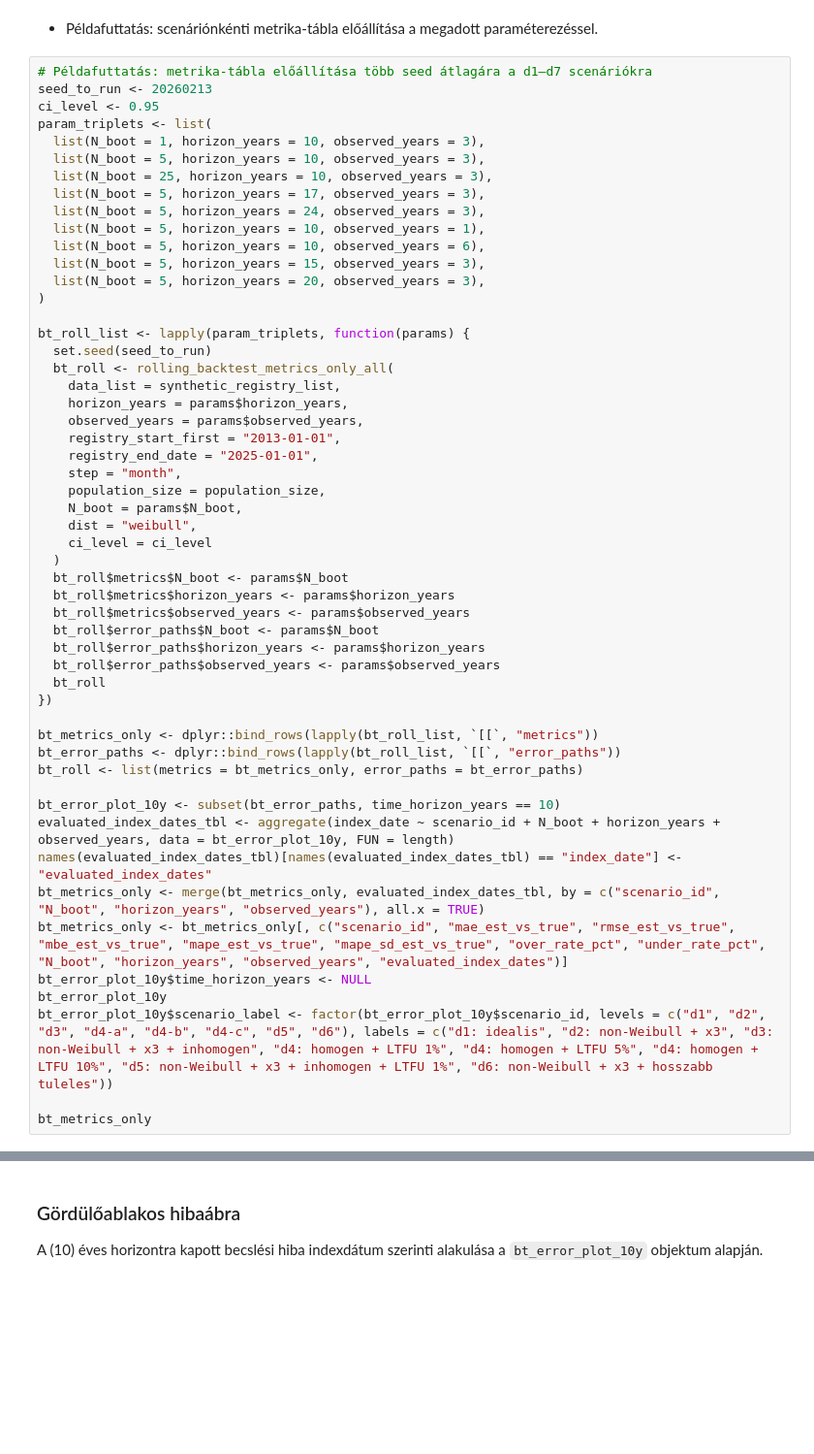
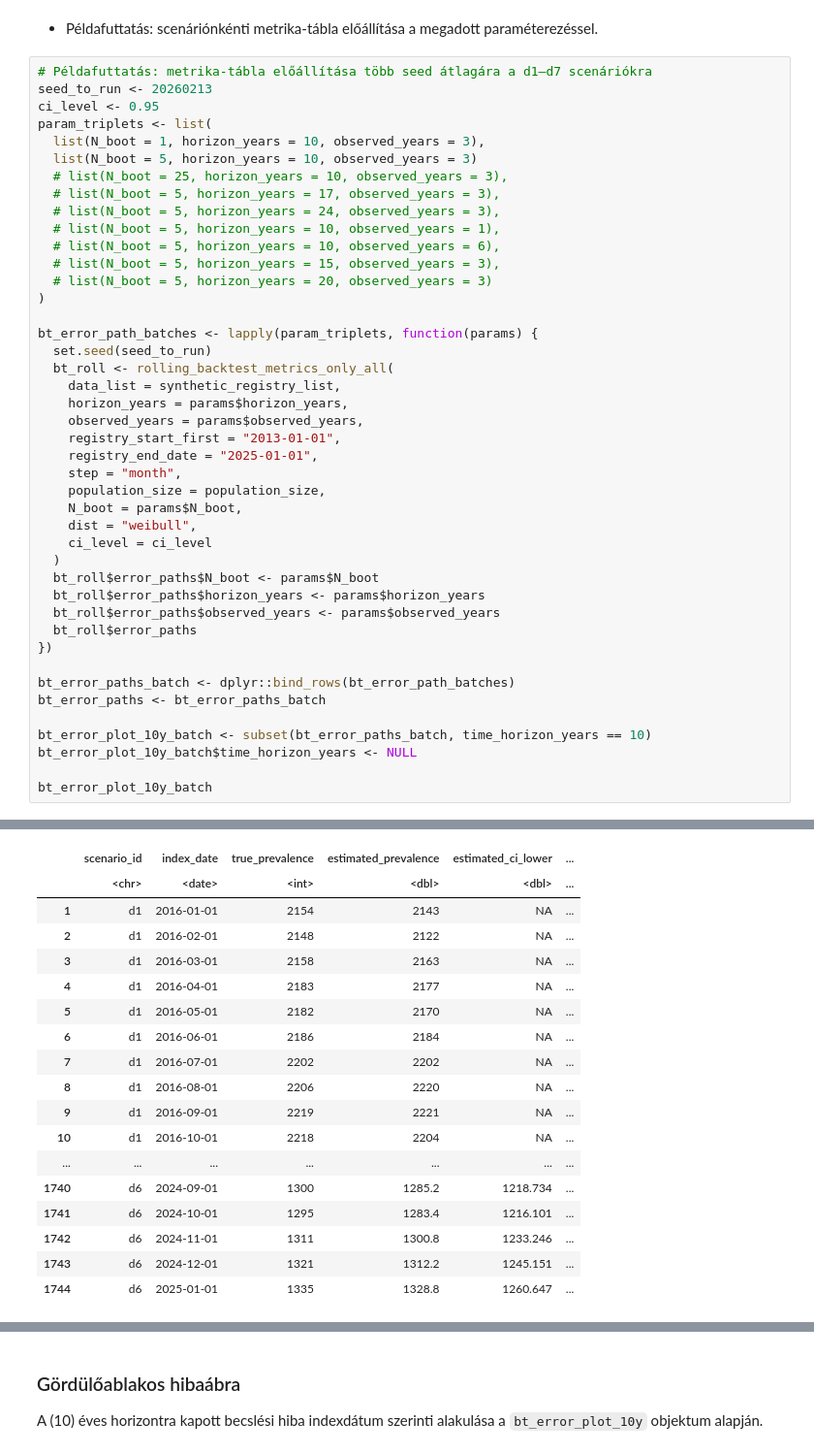
Before and after one commit to lrado1/rprev-ext, a Jupyter notebook: notebooks/performance-evaluation.ipynb, the cells around one changed output, grey strips where cells are left out. Shown at 97% size. Drawn from its saved outputs; the diff is of its cells as text; blank space fills up the shorter version.

```diff
--- a/notebooks/performance-evaluation.ipynb
+++ b/notebooks/performance-evaluation.ipynb
@@ -1670,17 +1670,17 @@ seed_to_run <- 20260213
 ci_level <- 0.95
 param_triplets <- list(
   list(N_boot = 1, horizon_years = 10, observed_years = 3),
-  list(N_boot = 5, horizon_years = 10, observed_years = 3),
-  list(N_boot = 25, horizon_years = 10, observed_years = 3),
-  list(N_boot = 5, horizon_years = 17, observed_years = 3),
-  list(N_boot = 5, horizon_years = 24, observed_years = 3),
-  list(N_boot = 5, horizon_years = 10, observed_years = 1),
-  list(N_boot = 5, horizon_years = 10, observed_years = 6),
-  list(N_boot = 5, horizon_years = 15, observed_years = 3),
-  list(N_boot = 5, horizon_years = 20, observed_years = 3),
+  list(N_boot = 5, horizon_years = 10, observed_years = 3)
+  # list(N_boot = 25, horizon_years = 10, observed_years = 3),
+  # list(N_boot = 5, horizon_years = 17, observed_years = 3),
+  # list(N_boot = 5, horizon_years = 24, observed_years = 3),
+  # list(N_boot = 5, horizon_years = 10, observed_years = 1),
+  # list(N_boot = 5, horizon_years = 10, observed_years = 6),
+  # list(N_boot = 5, horizon_years = 15, observed_years = 3),
+  # list(N_boot = 5, horizon_years = 20, observed_years = 3)
 )
 
-bt_roll_list <- lapply(param_triplets, function(params) {
+bt_error_path_batches <- lapply(param_triplets, function(params) {
   set.seed(seed_to_run)
   bt_roll <- rolling_backtest_metrics_only_all(
     data_list = synthetic_registry_list,
@@ -1694,26 +1694,17 @@ bt_roll_list <- lapply(param_triplets, function(params) {
     dist = "weibull",
     ci_level = ci_level
   )
-  bt_roll$metrics$N_boot <- params$N_boot
-  bt_roll$metrics$horizon_years <- params$horizon_years
-  bt_roll$metrics$observed_years <- params$observed_years
   bt_roll$error_paths$N_boot <- params$N_boot
   bt_roll$error_paths$horizon_years <- params$horizon_years
   bt_roll$error_paths$observed_years <- params$observed_years
-  bt_roll
+  bt_roll$error_paths
 })
 
-bt_metrics_only <- dplyr::bind_rows(lapply(bt_roll_list, `[[`, "metrics"))
-bt_error_paths <- dplyr::bind_rows(lapply(bt_roll_list, `[[`, "error_paths"))
-bt_roll <- list(metrics = bt_metrics_only, error_paths = bt_error_paths)
+bt_error_paths_batch <- dplyr::bind_rows(bt_error_path_batches)
+bt_error_paths <- bt_error_paths_batch
 
-bt_error_plot_10y <- subset(bt_error_paths, time_horizon_years == 10)
-evaluated_index_dates_tbl <- aggregate(index_date ~ scenario_id + N_boot + horizon_years + observed_years, data = bt_error_plot_10y, FUN = length)
-names(evaluated_index_dates_tbl)[names(evaluated_index_dates_tbl) == "index_date"] <- "evaluated_index_dates"
-bt_metrics_only <- merge(bt_metrics_only, evaluated_index_dates_tbl, by = c("scenario_id", "N_boot", "horizon_years", "observed_years"), all.x = TRUE)
-bt_metrics_only <- bt_metrics_only[, c("scenario_id", "mae_est_vs_true", "rmse_est_vs_true", "mbe_est_vs_true", "mape_est_vs_true", "mape_sd_est_vs_true", "over_rate_pct", "under_rate_pct", "N_boot", "horizon_years", "observed_years", "evaluated_index_dates")]
-bt_error_plot_10y$time_horizon_years <- NULL
-bt_error_plot_10y
-bt_error_plot_10y$scenario_label <- factor(bt_error_plot_10y$scenario_id, levels = c("d1", "d2", "d3", "d4-a", "d4-b", "d4-c", "d5", "d6"), labels = c("d1: idealis", "d2: non-Weibull + x3", "d3: non-Weibull + x3 + inhomogen", "d4: homogen + LTFU 1%", "d4: homogen + LTFU 5%", "d4: homogen + LTFU 10%", "d5: non-Weibull + x3 + inhomogen + LTFU 1%", "d6: non-Weibull + x3 + hosszabb tuleles"))
+bt_error_plot_10y_batch <- subset(bt_error_paths_batch, time_horizon_years == 10)
+bt_error_plot_10y_batch$time_horizon_years <- NULL
 
-bt_metrics_only
+bt_error_plot_10y_batch
+# %% [output]
@@ -1719,0 +1712,18 @@ bt_metrics_only
+|  | scenario_id | index_date | true_prevalence | estimated_prevalence | estimated_ci_lower | ... |
+|  | <chr> | <date> | <int> | <dbl> | <dbl> | ... |
+| 1 | d1 | 2016-01-01 | 2154 | 2143 | NA | ... |
+| 2 | d1 | 2016-02-01 | 2148 | 2122 | NA | ... |
+| 3 | d1 | 2016-03-01 | 2158 | 2163 | NA | ... |
+| 4 | d1 | 2016-04-01 | 2183 | 2177 | NA | ... |
+| 5 | d1 | 2016-05-01 | 2182 | 2170 | NA | ... |
+| 6 | d1 | 2016-06-01 | 2186 | 2184 | NA | ... |
+| 7 | d1 | 2016-07-01 | 2202 | 2202 | NA | ... |
+| 8 | d1 | 2016-08-01 | 2206 | 2220 | NA | ... |
+| 9 | d1 | 2016-09-01 | 2219 | 2221 | NA | ... |
+| 10 | d1 | 2016-10-01 | 2218 | 2204 | NA | ... |
+| ... | ... | ... | ... | ... | ... | ... |
+| 1740 | d6 | 2024-09-01 | 1300 | 1285.2 | 1218.734 | ... |
+| 1741 | d6 | 2024-10-01 | 1295 | 1283.4 | 1216.101 | ... |
+| 1742 | d6 | 2024-11-01 | 1311 | 1300.8 | 1233.246 | ... |
+| 1743 | d6 | 2024-12-01 | 1321 | 1312.2 | 1245.151 | ... |
+| 1744 | d6 | 2025-01-01 | 1335 | 1328.8 | 1260.647 | ... |
```
Also changed, not shown: parts of 15 cells of this notebook.
